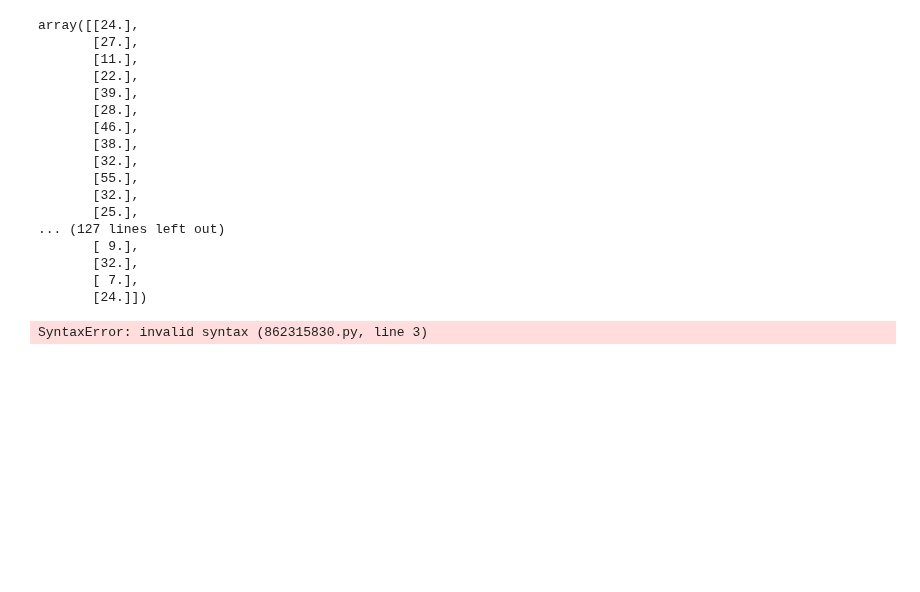
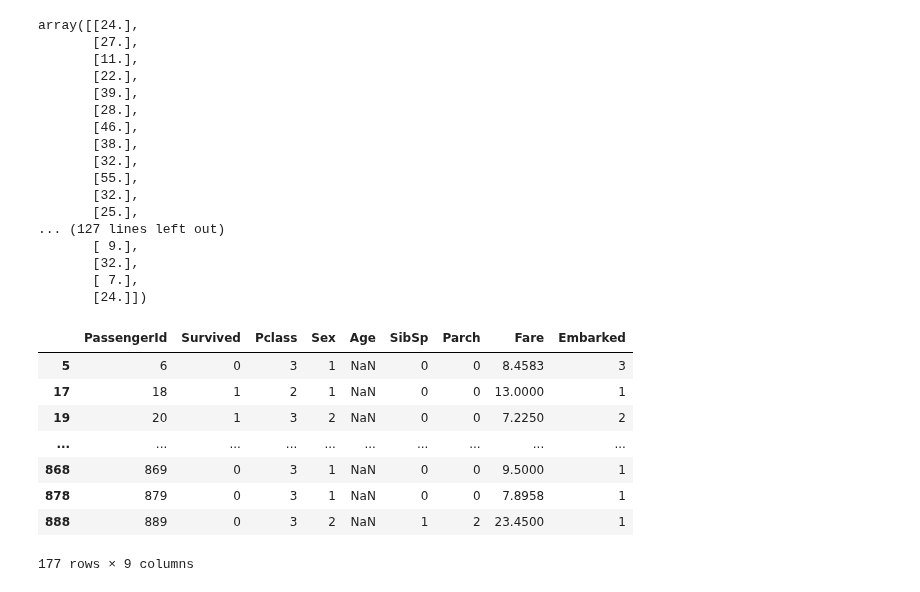
Before and after one commit to yunmokoo/Kaggle_Testing, a Jupyter notebook: titanic-2023-08-06.ipynb, the cells around one changed output. Cells and saved outputs as stored; diff of their text form; code cells hidden in the pictures; blank space fills up the shorter version.

```diff
--- a/titanic-2023-08-06.ipynb
+++ b/titanic-2023-08-06.ipynb
@@ -279,7 +318,15 @@ array([[24.],
        [24.]])
 # %%
 # now for the missing data.
-
-y_pred_train1 =
+pd.set_option('display.max_rows', 6)
+df_train1_age_Na
 # %% [output]
+|  | PassengerId | Survived | Pclass | Sex | Age | SibSp | Parch | Fare | Embarked |
+| 5 | 6 | 0 | 3 | 1 | NaN | 0 | 0 | 8.4583 | 3 |
+| 17 | 18 | 1 | 2 | 1 | NaN | 0 | 0 | 13.0000 | 1 |
+| 19 | 20 | 1 | 3 | 2 | NaN | 0 | 0 | 7.2250 | 2 |
+| ... | ... | ... | ... | ... | ... | ... | ... | ... | ... |
+| 868 | 869 | 0 | 3 | 1 | NaN | 0 | 0 | 9.5000 | 1 |
+| 878 | 879 | 0 | 3 | 1 | NaN | 0 | 0 | 7.8958 | 1 |
+| 888 | 889 | 0 | 3 | 2 | NaN | 1 | 2 | 23.4500 | 1 |
-SyntaxError: invalid syntax (862315830.py, line 3)
+177 rows × 9 columns
```
Also changed, not shown: parts of 12 cells of this notebook.
